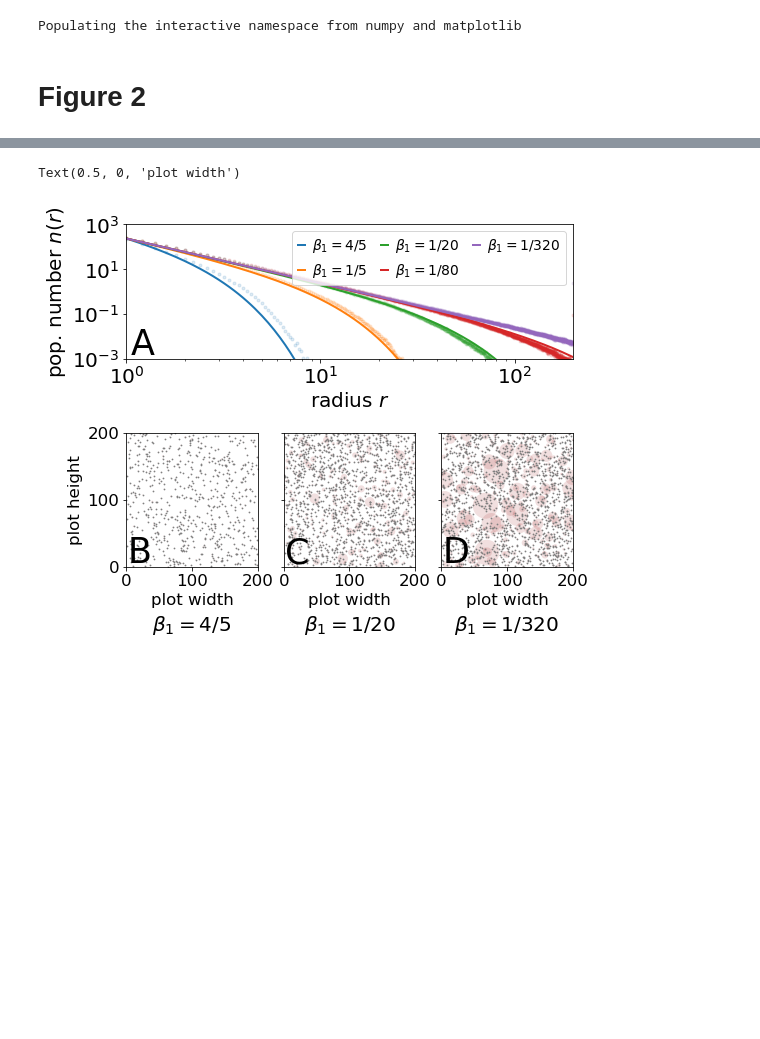
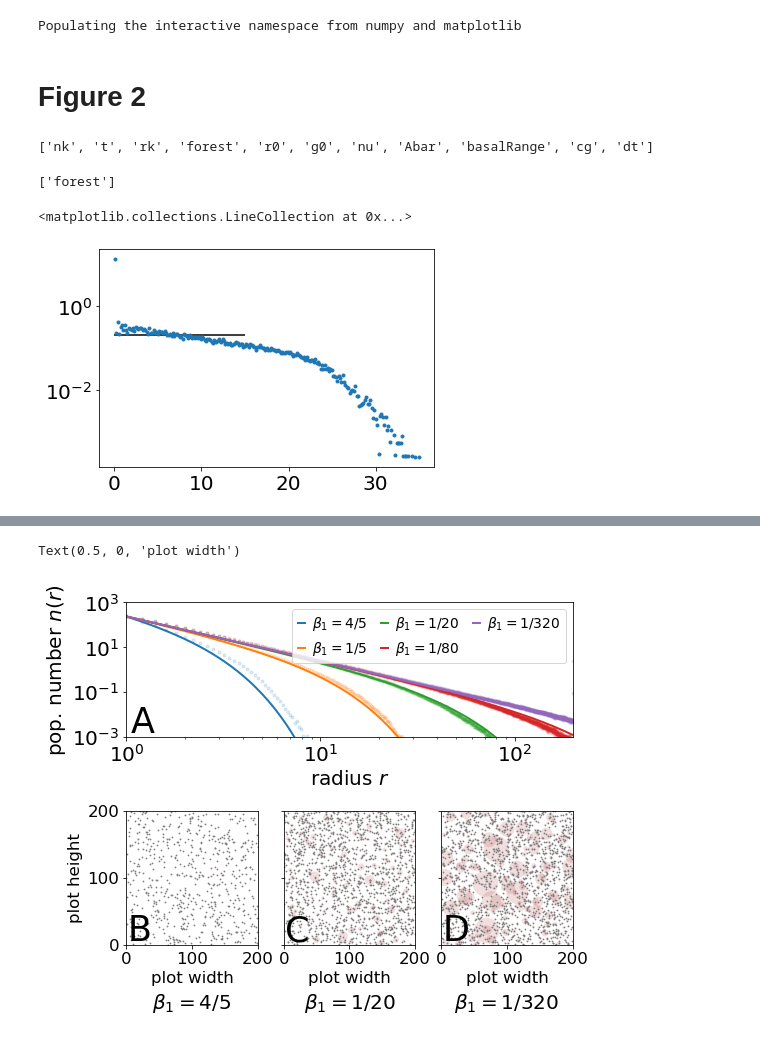
Before and after one commit to eltrompetero/simple_sessile, a Jupyter notebook: plotting (pnas).ipynb, the cells around one changed output, grey strips where cells are left out. Saved outputs shown, nothing was run; the diff lists cells and outputs as text; code cells hidden in the pictures; blank space fills up the shorter version.

```diff
--- a/plotting (pnas).ipynb
+++ b/plotting (pnas).ipynb
@@ -48,3 +48,24 @@ imgdr = os.path.expanduser('~') + '/Dropbox/Research/forests/writing/20201130_pn
 assert os.path.isdir(imgdr), "Directory in which to save images does not exist."
 # %% [markdown]
 # Figure 2
+# %%
+load_pickle('cache/biomass_scaling_w_compet_nu=2.5.p.bak')
+# %% [output]
+['nk', 't', 'rk', 'forest', 'r0', 'g0', 'nu', 'Abar', 'basalRange', 'cg', 'dt']
+# %%
+load_pickle('plotting/biomass_scaling_w_compet_nu=2.5.p')
+# %% [output]
+['forest']
+# %%
+beta = .0125
+# %%
+# small trees
+xy = vstack([t.xy for t in forest[beta].trees if 5<=t.size_ix<=8])
+c, r = nn.pair_correlation(xy, bounding_box=[0, 0, 200, 200])
+
+fig, ax = plt.subplots()
+ax.semilogy(r, c/r, '.')
+ax.hlines(.2, 0,15)
+# %% [output]
+<matplotlib.collections.LineCollection at 0x...>
+[figure, added]
```
Also changed, not shown: parts of 8 cells of this notebook, 11 other files.
